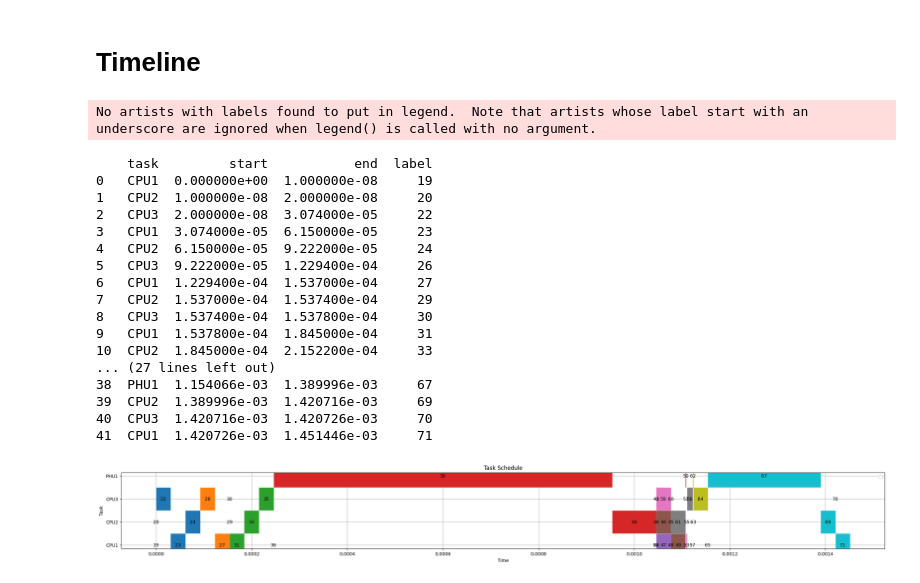
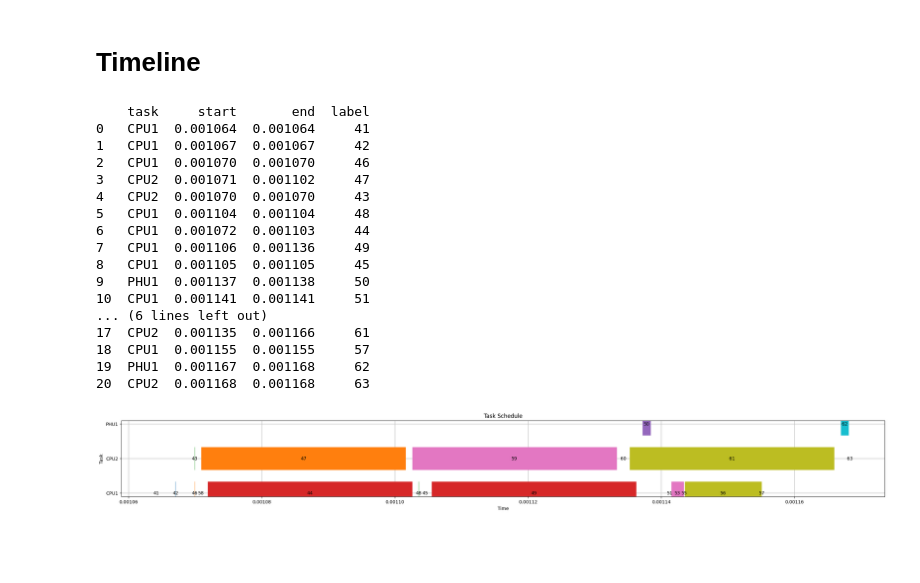
Before and after one commit to RyanTomich/photonic_compiler, a Jupyter notebook: model_to_graph/sub_graphs.ipynb, the cells around one changed output. Saved outputs shown, nothing was run; the diff lists cells and outputs as text; code cells hidden in the pictures; blank space fills up the shorter version.

Commit message:
improved scheduling overlap

```diff
--- a/model_to_graph/sub_graphs.ipynb
+++ b/model_to_graph/sub_graphs.ipynb
@@ -139,7 +138,7 @@ def make_schedule(graph):
         'label': []  # Labels for the blocks
     }
 
-    # for stack in graph.stack_list[16:38]:
+    # for stack in graph.stack_list[16:-6]:
     for stack in graph.stack_list[1:]:
         data['task'].append(stack.hardware_selection)
         data['start'].append(stack.start_time)
@@ -176,31 +175,33 @@ def make_schedule(graph):
     ax.set_ylabel('Task')
     ax.set_title('Task Schedule')
     ax.grid(True)
-    ax.legend()
+    # ax.legend()
 
     # plt.tight_layout()
     plt.show()
 #
-# %%
-dijk.scheduling_dijkstra(subgraphs[subgraph_to_plot], even=True)
-make_schedule(subgraphs[subgraph_to_plot])
-# %% [output]
-No artists with labels found to put in legend.  Note that artists whose label start with an underscore are ignored when legend() is called with no argument.
-    task         start           end  label
-0   CPU1  0.000000e+00  1.000000e-08     19
-1   CPU2  1.000000e-08  2.000000e-08     20
-2   CPU3  2.000000e-08  3.074000e-05     22
-3   CPU1  3.074000e-05  6.150000e-05     23
-4   CPU2  6.150000e-05  9.222000e-05     24
-5   CPU3  9.222000e-05  1.229400e-04     26
-6   CPU1  1.229400e-04  1.537000e-04     27
-7   CPU2  1.537000e-04  1.537400e-04     29
-8   CPU3  1.537400e-04  1.537800e-04     30
-9   CPU1  1.537800e-04  1.845000e-04     31
-10  CPU2  1.845000e-04  2.152200e-04     33
-... (27 lines left out)
-38  PHU1  1.154066e-03  1.389996e-03     67
-39  CPU2  1.389996e-03  1.420716e-03     69
-40  CPU3  1.420716e-03  1.420726e-03     70
-41  CPU1  1.420726e-03  1.451446e-03     71
-[figure, removed]
+# %%
+# available_hardware = {'CPU': {'CPU1': 0, 'CPU2': 0, 'CPU3': 0}, 'PHU': {'PHU1': 0} }
+available_hardware = {'CPU': {'CPU1': 0, 'CPU2': 0,}, 'PHU': {'PHU1': 0} }
+# available_hardware = {'CPU': {'CPU1': 0,}, 'PHU': {'PHU1': 0} }
+dijk.scheduling_dijkstra(subgraphs[subgraph_to_plot], even=False, available_hardware=available_hardware)
+make_schedule(subgraphs[subgraph_to_plot])
+# %% [output]
+    task     start       end  label
+0   CPU1  0.001064  0.001064     41
+1   CPU1  0.001067  0.001067     42
+2   CPU1  0.001070  0.001070     46
+3   CPU2  0.001071  0.001102     47
+4   CPU2  0.001070  0.001070     43
+5   CPU1  0.001104  0.001104     48
+6   CPU1  0.001072  0.001103     44
+7   CPU1  0.001106  0.001136     49
+8   CPU1  0.001105  0.001105     45
+9   PHU1  0.001137  0.001138     50
+10  CPU1  0.001141  0.001141     51
+... (6 lines left out)
+17  CPU2  0.001135  0.001166     61
+18  CPU1  0.001155  0.001155     57
+19  PHU1  0.001167  0.001168     62
+20  CPU2  0.001168  0.001168     63
+[figure, added]
```
Also changed, not shown: parts of 2 cells of this notebook, 2 other files.
